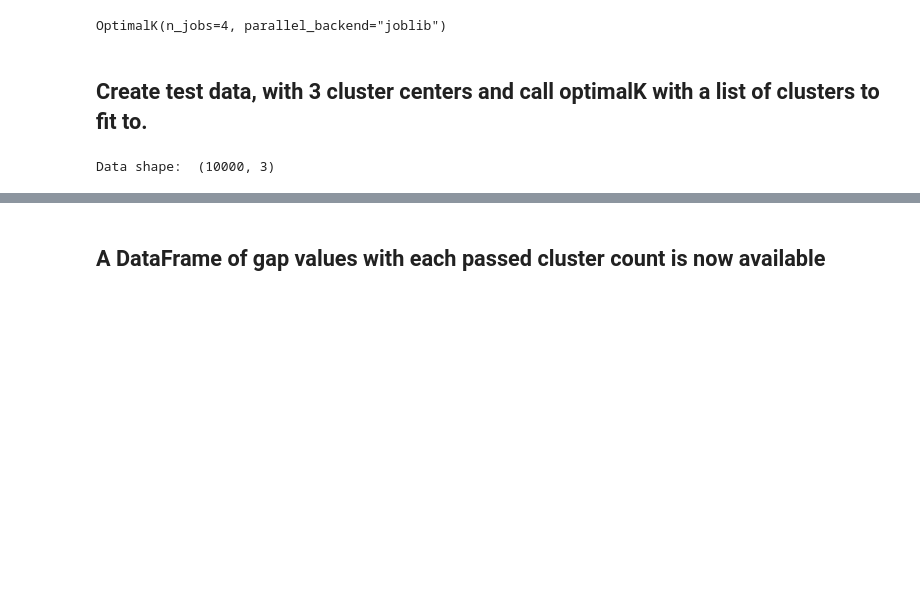
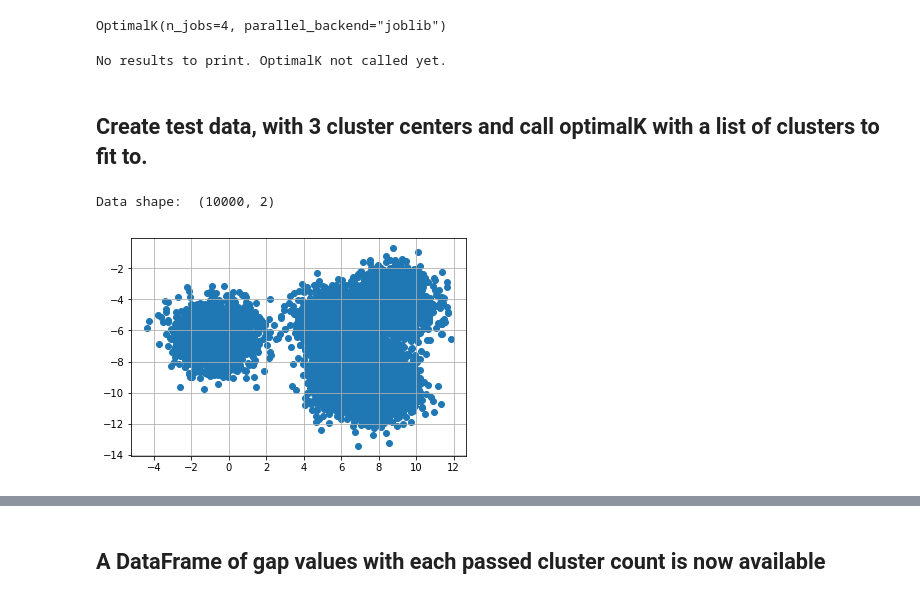
Before and after one commit to milesgranger/gap_statistic, a Jupyter notebook: Example-Copy1.ipynb, the cells around one changed output, grey strips where cells are left out. Saved outputs shown, nothing was run; the diff lists cells and outputs as text; code cells hidden in the pictures; blank space fills up the shorter version.

```diff
--- a/Example-Copy1.ipynb
+++ b/Example-Copy1.ipynb
@@ -57,22 +62,28 @@ optimalK = OptimalK(parallel_backend='joblib', clusterer=kmeans_clustering_func)
 optimalK
 # %% [output]
 OptimalK(n_jobs=4, parallel_backend="joblib")
+# %%
+optimalK.plot_results()
+# %% [output]
+No results to print. OptimalK not called yet.
 # %% [markdown]
 ## Create test data, with 3 cluster centers and call optimalK with a list of  clusters to fit to.
 # %%
 X, y = make_blobs(
-    n_samples=int(1e4), n_features=3, centers=7,
+    n_samples=int(1e4), n_features=2, centers=5,
 #     random_state=25,
 )
 print('Data shape: ', X.shape)
 # %% [output]
-Data shape:  (10000, 3)
+Data shape:  (10000, 2)
 # %%
-# # draw the data
-# df = pd.DataFrame(X, columns=['x','y'])
-# plt.scatter(df.x, df.y,)
-# plt.grid(True)
-# plt.show()
+# draw the data
+df = pd.DataFrame(X, columns=['x','y'])
+plt.scatter(df.x, df.y,)
+plt.grid(True)
+plt.show()
+# %% [output]
+[figure, added]
 # %%
 n_clusters = optimalK(X, cluster_array=np.arange(1, 15))
 print('Optimal clusters: ', n_clusters)
```
Also changed, not shown: parts of 9 cells of this notebook, 2 other files.
